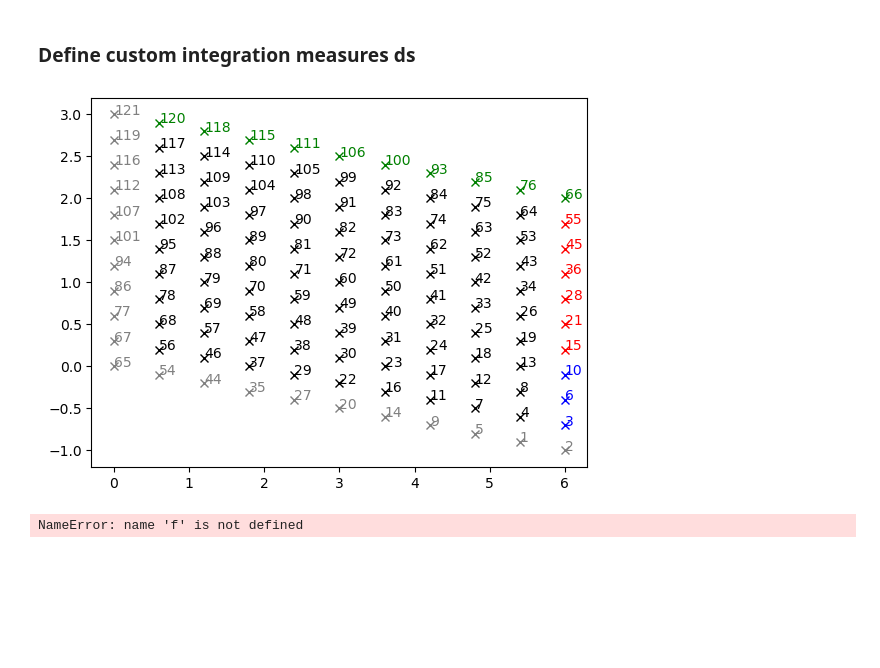
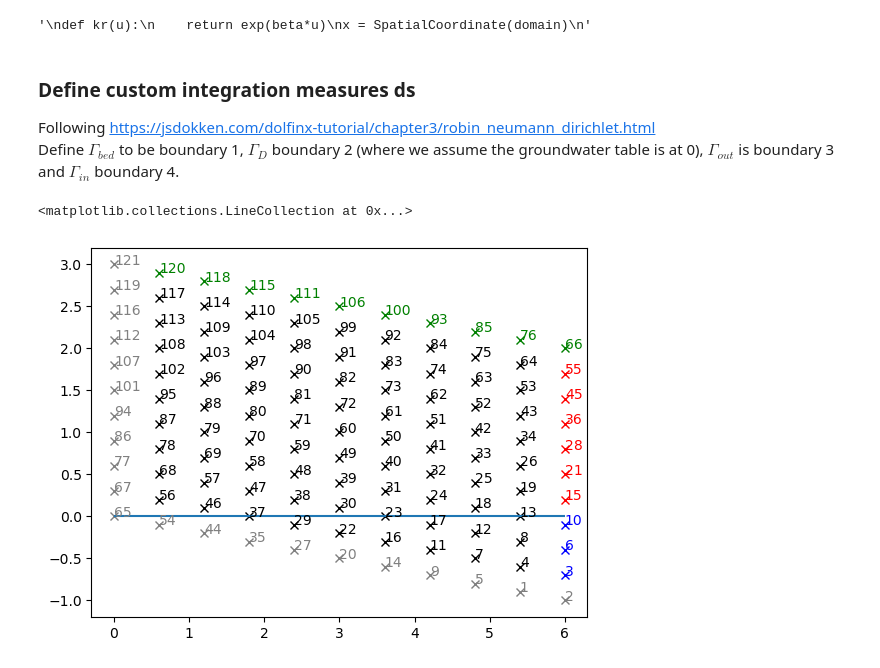
Before and after one commit to lannika-ut/ScientificPractice, a Jupyter notebook: FiniteElements/Richards.ipynb, the cells around one changed output. Saved outputs shown, nothing was run; the diff lists cells and outputs as text; code cells hidden in the pictures; blank space fills up the shorter version.

```diff
--- a/FiniteElements/Richards.ipynb
+++ b/FiniteElements/Richards.ipynb
@@ -121,9 +139,23 @@ EmbeddableWidget(value='<iframe srcdoc="<!DOCTYPE html>\n<html>\n  <head>\n    <
 # %%
 # Create functionspace
 V = functionspace(domain, ("CG", 1)) # linear Lagrange triangles
-u, v = TrialFunction(V), TestFunction(V)
+v = TestFunction(V)
+
+def kr(u):
+    S = (1 + (alpha * u)**N)**((1 - N) / N)
+    kr = S**(0.5)*(1 - (1 - S**(N / (N - 1))) **((N - 1) / N))**2
+    return kr
+"""
+def kr(u):
+    return exp(beta*u)
+x = SpatialCoordinate(domain)
+"""
+# %% [output]
+'\ndef kr(u):\n    return exp(beta*u)\nx = SpatialCoordinate(domain)\n'
 # %% [markdown]
 ### Define custom integration measures ds
+Following https://jsdokken.com/dolfinx-tutorial/chapter3/robin_neumann_dirichlet.html <br>
+Define $\Gamma_{bed}$ to be boundary 1, $\Gamma_D$ boundary 2 (where we assume the groundwater table is at 0), $\Gamma_{out}$ is boundary 3 and $\Gamma_{in}$ boundary 4.
 # %%
 # Boundary conditions
 slope = (P1[1]-P0[1])/(P1[0]-P0[0]) # slope of bottom and top boundary
@@ -147,25 +179,28 @@ boundaries = [
     (4, gamma_in)
 ]
 # %%
+# Check, if the right boundaries are identified
 pts = domain.geometry.x # mesh coordinates of the vertices shape=(num_points, 3)
 pts = np.array(pts)
 import matplotlib.pyplot as plt
 for i, p in enumerate(pts):
     i += 1
     if gamma_bed(p):
         c = "grey"
     elif gamma_in(p):
         c = "green"
     elif gamma_out(p):
         c = "red"
     elif on_dirichlet(p):
         c = "blue"
     else:
         c = "black"
     plt.plot(p[0], p[1], 'x', color=c)
     plt.annotate(str(i), (p[0], p[1]), color=c)
+plt.hlines(0, min(pts[:,0]), max(pts[:,0]))
 # %% [output]
+<matplotlib.collections.LineCollection at 0x...>
-[figure, old version]
+[figure, new version]
 # %%
 # We now loop through all the boundary conditions and create MeshTags identifying the facets for each boundary condition.
 facet_indices, facet_markers = [], []
@@ -208,20 +243,11 @@ class BoundaryCondition:
         return self._type
 # %%
 # Define boundary conditions
-c_in = 2e-9
-c_out = 1e-10
+c_in = -2e-9 # recharge
+c_out = 1e-10 # outflow
 boundary_conditions = [
     BoundaryCondition("Neumann", 1, Constant(domain, default_scalar_type(0))),
     BoundaryCondition("Dirichlet", 2, 0),
-    BoundaryCondition("Neumann", 3, Constant(domain, default_scalar_type(c_out))),
+    BoundaryCondition("Neumann", 3, Constant(domain, default_scalar_type(0))),
     BoundaryCondition("Neumann", 4, Constant(domain, default_scalar_type(c_in)))
 ]
-
-bcs = []
-for condition in boundary_conditions:
-    if condition.type == "Dirichlet":
-        bcs.append(condition.bc)
-    else:
-        f += condition.bc
-# %% [output]
-NameError: name 'f' is not defined
```
Also changed, not shown: parts of 18 cells of this notebook, 1 other file.
